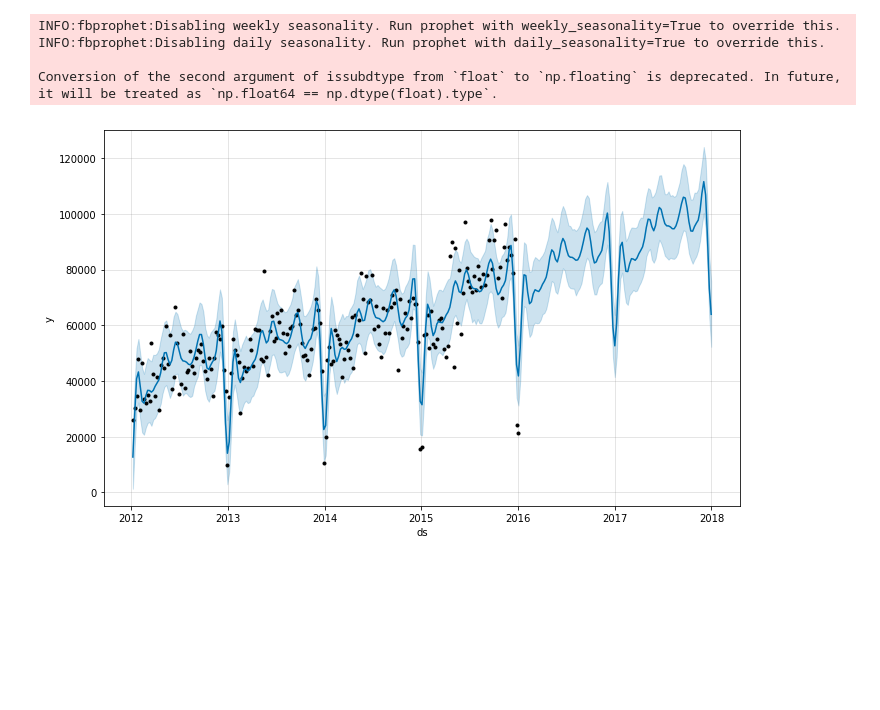
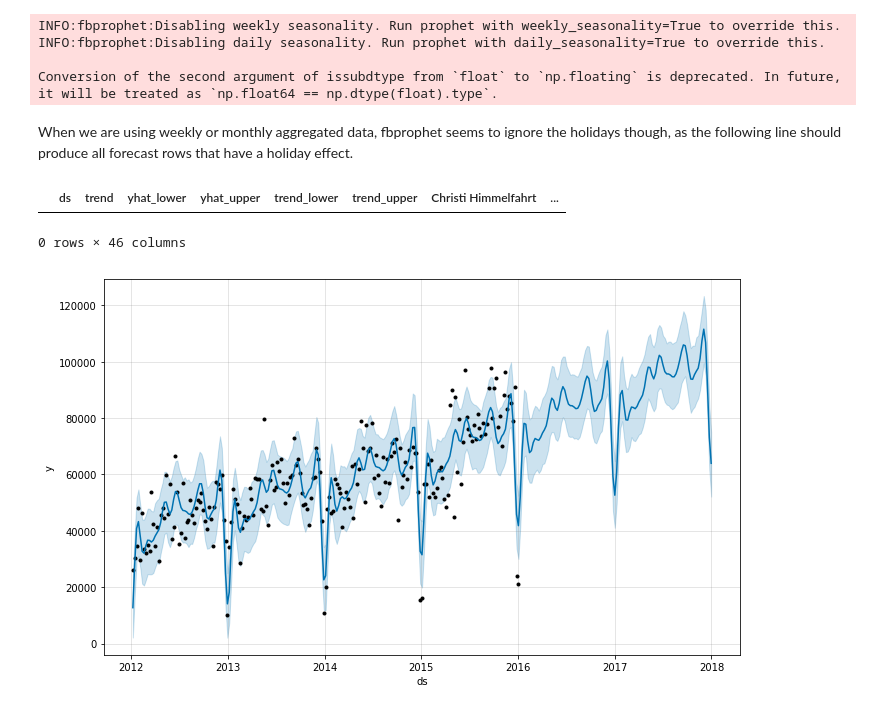
Before and after one commit to Tamahagane/huppertz-consulting, a Jupyter notebook: _notebooks/2020-05-22-revenue-forecasting-fbprophet.ipynb, the cells around one changed output. Saved outputs shown, nothing was run; the diff lists cells and outputs as text; code cells hidden in the pictures; blank space fills up the shorter version.

```diff
--- a/_notebooks/2020-05-22-revenue-forecasting-fbprophet.ipynb
+++ b/_notebooks/2020-05-22-revenue-forecasting-fbprophet.ipynb
@@ -69,6 +90,13 @@ INFO:fbprophet:Disabling weekly seasonality. Run prophet with weekly_seasonality
 INFO:fbprophet:Disabling daily seasonality. Run prophet with daily_seasonality=True to override this.
 
 Conversion of the second argument of issubdtype from `float` to `np.floating` is deprecated. In future, it will be treated as `np.float64 == np.dtype(float).type`.
+# %% [markdown]
+When we are using weekly or monthly aggregated data, fbprophet seems to ignore the holidays though, as the following line should produce all forecast rows that have a holiday effect.
+# %%
+forecast[forecast['holidays'] != 0]
+# %% [output]
+|  | ds | trend | yhat_lower | yhat_upper | trend_lower | trend_upper | Christi Himmelfahrt | ... |
+0 rows × 46 columns
 # %%
 fig = m.plot(forecast)
 # %% [output]
```
Also changed, not shown: parts of 22 cells of this notebook.
